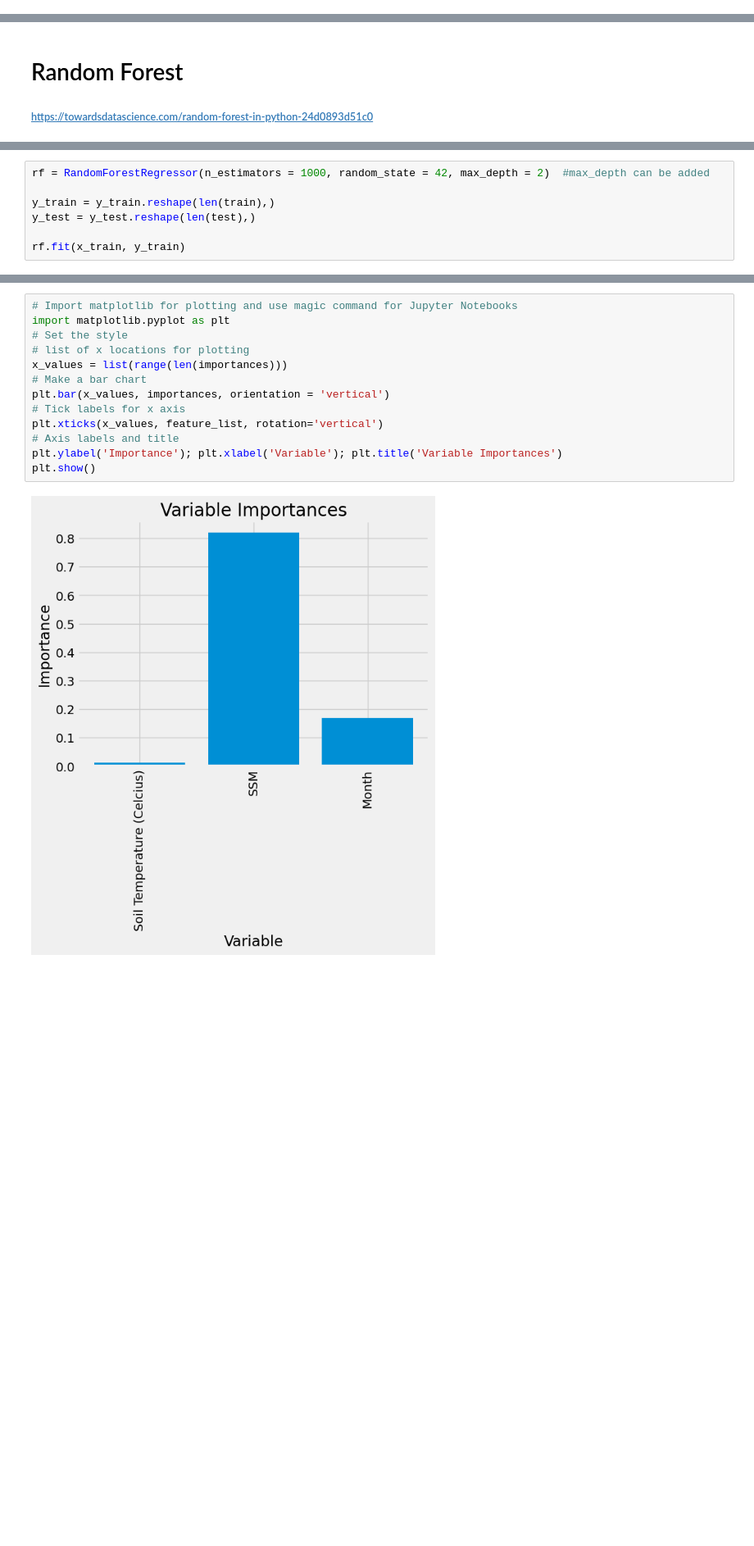
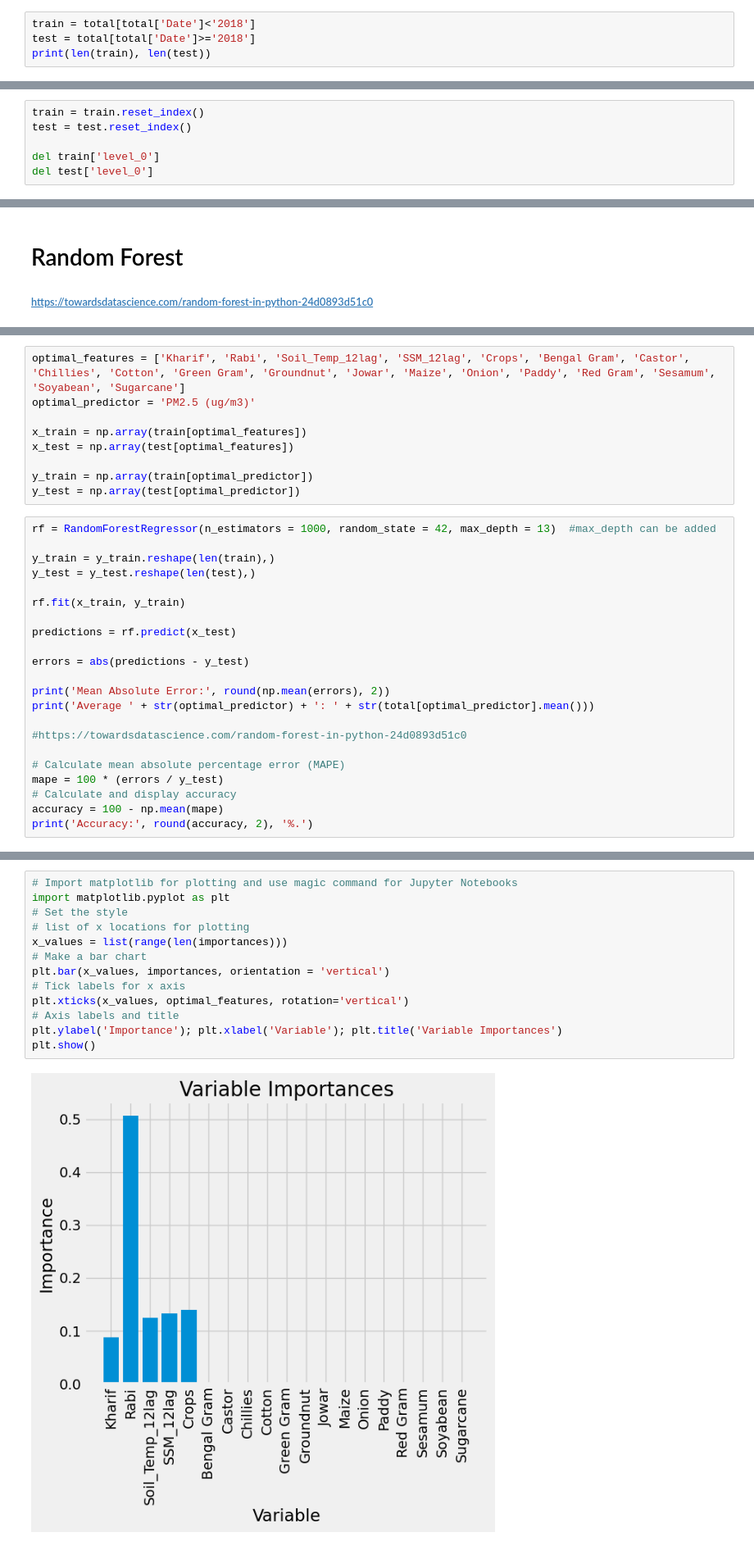
Before and after one commit to undpindia/dicra, a Jupyter notebook: analytics/sandbox/notebooks/crop_fires/Model/Models.ipynb, the cells around one changed output, grey strips where cells are left out. Shown at 82% size. Cells and saved outputs as stored; diff of their text form; blank space fills up the shorter version.

```diff
--- a/analytics/sandbox/notebooks/crop_fires/Model/Models.ipynb
+++ b/analytics/sandbox/notebooks/crop_fires/Model/Models.ipynb
@@ -89,0 +123,4 @@ y_test_scaled = scaler_y_test.transform(y_test)
+# %%
+train = total[total['Date']<'2018']
+test = total[total['Date']>='2018']
+print(len(train), len(test))
@@ -89,0 +129,6 @@ y_test_scaled = scaler_y_test.transform(y_test)
+# %%
+train = train.reset_index()
+test = test.reset_index()
+
+del train['level_0']
+del test['level_0']
@@ -150,8 +423,32 @@ plt.show()
+# %%
+optimal_features = ['Kharif', 'Rabi', 'Soil_Temp_12lag', 'SSM_12lag', 'Crops', 'Bengal Gram', 'Castor', 'Chillies', 'Cotton', 'Green Gram', 'Groundnut', 'Jowar', 'Maize', 'Onion', 'Paddy', 'Red Gram', 'Sesamum', 'Soyabean', 'Sugarcane']
+optimal_predictor = 'PM2.5 (ug/m3)'
+
+x_train = np.array(train[optimal_features])
+x_test = np.array(test[optimal_features])
+
+y_train = np.array(train[optimal_predictor])
+y_test = np.array(test[optimal_predictor])
 # %%
-rf = RandomForestRegressor(n_estimators = 1000, random_state = 42, max_depth = 2)  #max_depth can be added
+rf = RandomForestRegressor(n_estimators = 1000, random_state = 42, max_depth = 13)  #max_depth can be added
 
 y_train = y_train.reshape(len(train),)
 y_test = y_test.reshape(len(test),)
 
 rf.fit(x_train, y_train)
+
+predictions = rf.predict(x_test)
+
+errors = abs(predictions - y_test)
+
+print('Mean Absolute Error:', round(np.mean(errors), 2))
+print('Average ' + str(optimal_predictor) + ': ' + str(total[optimal_predictor].mean()))
+
+#https://towardsdatascience.com/random-forest-in-python-24d0893d51c0
+
+# Calculate mean absolute percentage error (MAPE)
+mape = 100 * (errors / y_test)
+# Calculate and display accuracy
+accuracy = 100 - np.mean(mape)
+print('Accuracy:', round(accuracy, 2), '%.')
 # %% [output]
@@ -234,18 +516,18 @@ Variable: Soil Temperature (Celcius) Importance: 0.01
 # %%
 # Import matplotlib for plotting and use magic command for Jupyter Notebooks
 import matplotlib.pyplot as plt
 # Set the style
 # list of x locations for plotting
 x_values = list(range(len(importances)))
 # Make a bar chart
 plt.bar(x_values, importances, orientation = 'vertical')
 # Tick labels for x axis
-plt.xticks(x_values, feature_list, rotation='vertical')
+plt.xticks(x_values, optimal_features, rotation='vertical')
 # Axis labels and title
 plt.ylabel('Importance'); plt.xlabel('Variable'); plt.title('Variable Importances')
 plt.show()
 # %% [output]
-[figure, old version]
+[figure, new version]
 # %%
 mandal_name = 'Yellandu'
 
```
Also changed, not shown: parts of 71 cells of this notebook, 12 other files.
